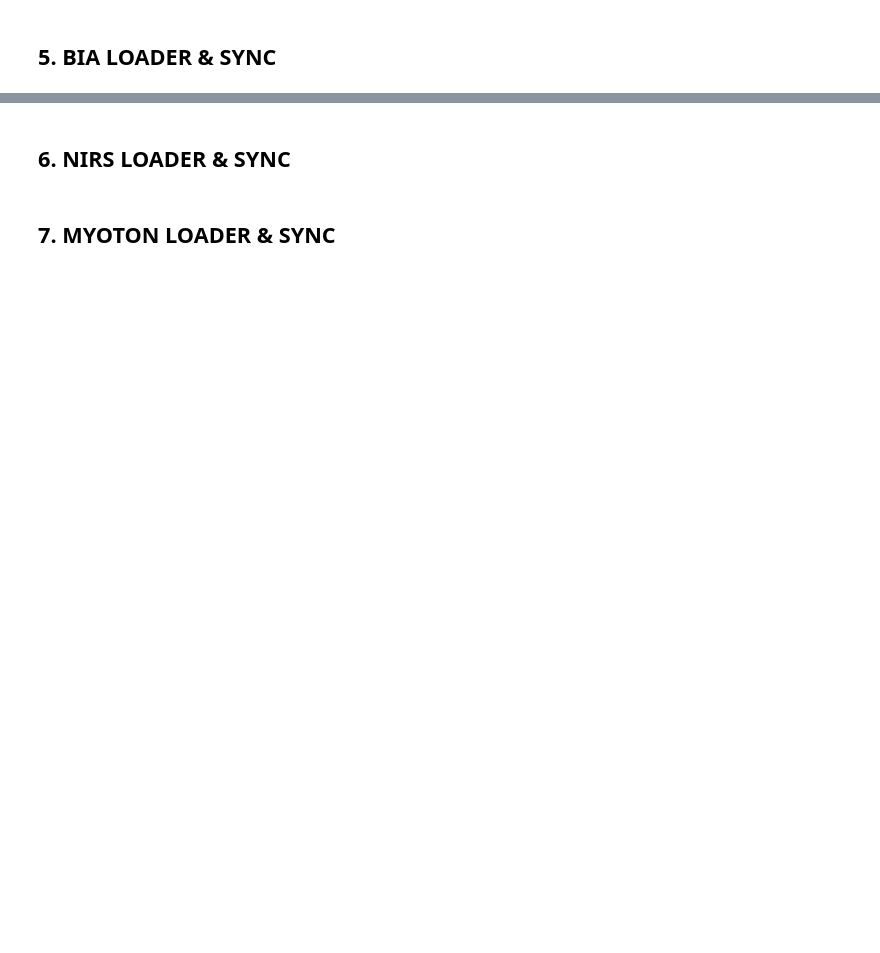
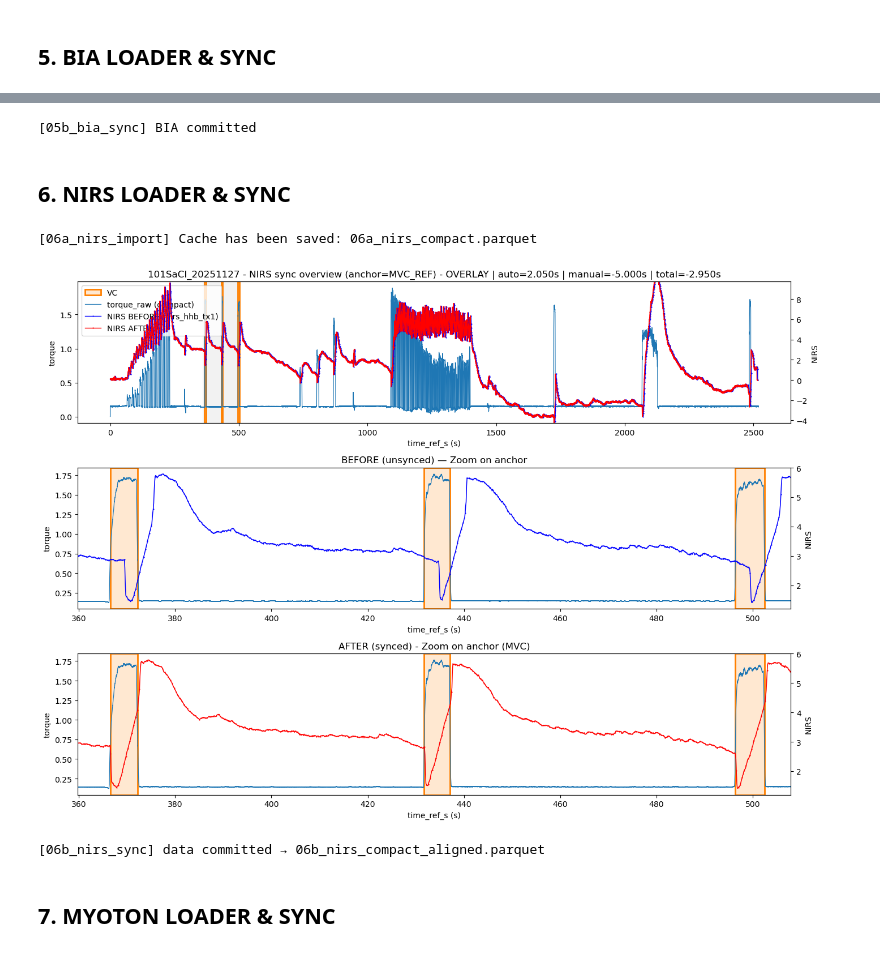
Before and after one commit to MorganVir/AMSTROM_CAMPAIGN, a Jupyter notebook: main.ipynb, the cells around one changed output, grey strips where cells are left out. Cells and saved outputs as stored; diff of their text form; code cells hidden in the pictures; blank space fills up the shorter version.

```diff
--- a/main.ipynb
+++ b/main.ipynb
@@ -390,2 +283,20 @@ _ = gc.collect()
+# %%
+# 05b - BIA SYNC COMMIT (freeze current aligned data)
+
+
+paths = CTX["parquet_path"]  # get paths from CTX
+
+for key in ["CACHE_BIA_2_ALIGNED", "CACHE_BIA_4_ALIGNED"]:
+    assert key in paths, f"Missing parquet path in CTX: {key}"
+
+
+bia2_compact_aligned_df.to_parquet(paths["CACHE_BIA_2_ALIGNED"], index=False)
+bia4_compact_aligned_df.to_parquet(paths["CACHE_BIA_4_ALIGNED"], index=False)
+pd.DataFrame({"freq_hz": bia2_freqs_hz}).to_parquet(paths["CACHE_BIA_2_FREQS"], index=False)
+pd.DataFrame({"freq_hz": bia4_freqs_hz}).to_parquet(paths["CACHE_BIA_4_FREQS"], index=False)
+
+print("[05b_bia_sync] BIA committed")
+# %% [output]
+[05b_bia_sync] BIA committed
 # %% [markdown]
 ## 6. NIRS LOADER & SYNC
@@ -502,2 +303,64 @@ print("Step 06b committed.")
+# %%
+# 06a - NIRS IMPORT
+
+from sources import _06a_nirs_import
+import importlib
+importlib.reload(_06a_nirs_import)
+
+nirs_compact_df = _06a_nirs_import.run_nirs_import(
+    ctx=CTX,
+    raw_nirs_dir=RAW_NIRS_DIR,
+    ts_ref=ts_ref,
+    force_recompute=True,
+)
+
+CTX["nirs_compact_df"] = nirs_compact_df
+# %% [output]
+[06a_nirs_import] Cache has been saved: 06a_nirs_compact.parquet
+# %%
+# 6b. NIRS SYNC - TUNE (function-based)
+
+from sources import _06b_nirs_sync
+import importlib
+importlib.reload(_06b_nirs_sync)
+
+# knobs - EDIT THOSE AND RERUN CELL UNTIL SYNC LOOKS GOOD
+NIRS_SYNC_TARGET_SEQ = "MVC_REF"
+NIRS_SYNC_SIGNAL_COL = "nirs_hhb_tx1" #current scoring method works with nirs_hhb_tx1 and with nirs_hbdiff_tx1. Avoid o2 & thb with current method or edit in _06b_nirs_sync.py.
+NIRS_SYNC_LAG_MIN_S = -5
+NIRS_SYNC_LAG_MAX_S = 5
+NIRS_MANUAL_NUDGE_S = -5
+NIRS_SYNC_FORCE_RECOMPUTE = False  # new: ignore cache without deleting parquet
+
+nirs_compact_aligned_df, nirs_sync_qc_fig_out = _06b_nirs_sync.run_nirs_sync(
+    ctx=CTX,
+    nirs_signal_col=NIRS_SYNC_SIGNAL_COL,
+    lag_min_s=NIRS_SYNC_LAG_MIN_S,
+    lag_max_s=NIRS_SYNC_LAG_MAX_S,
+    manual_nudge_s=NIRS_MANUAL_NUDGE_S,
+    torque_col=CTX.get("TORQUE_COL", "torque_raw"),
+    force_recompute=False,
+)
+
+# keep in ctx for downstream steps too
+CTX["nirs_compact_aligned_df"] = nirs_compact_aligned_df
+
+# optional: naming
+nirs_sync_qc_fig_name = f"06b_nirs_sync_tune_{CTX['RUN_ID']}.png"
+# %% [output]
+[figure, added]
+# %%
+# 06b - NIRS SYNC COMMIT (freeze current aligned data)
+
+paths = CTX["parquet_path"]  # get paths from CTX
+
+for key in ["CACHE_NIRS_ALIGNED"]:
+    assert key in paths, f"Missing parquet path in CTX: {key}"
+
+nirs_compact_aligned_df.to_parquet(paths["CACHE_NIRS_ALIGNED"], index=False)
+
+print(f"[06b_nirs_sync] data committed → {paths['CACHE_NIRS_ALIGNED'].name}")
+# %% [output]
+[06b_nirs_sync] data committed → 06b_nirs_compact_aligned.parquet
 # %% [markdown]
 ## 7. MYOTON LOADER & SYNC
```
Also changed, not shown: parts of 28 cells of this notebook, 24 other files.
